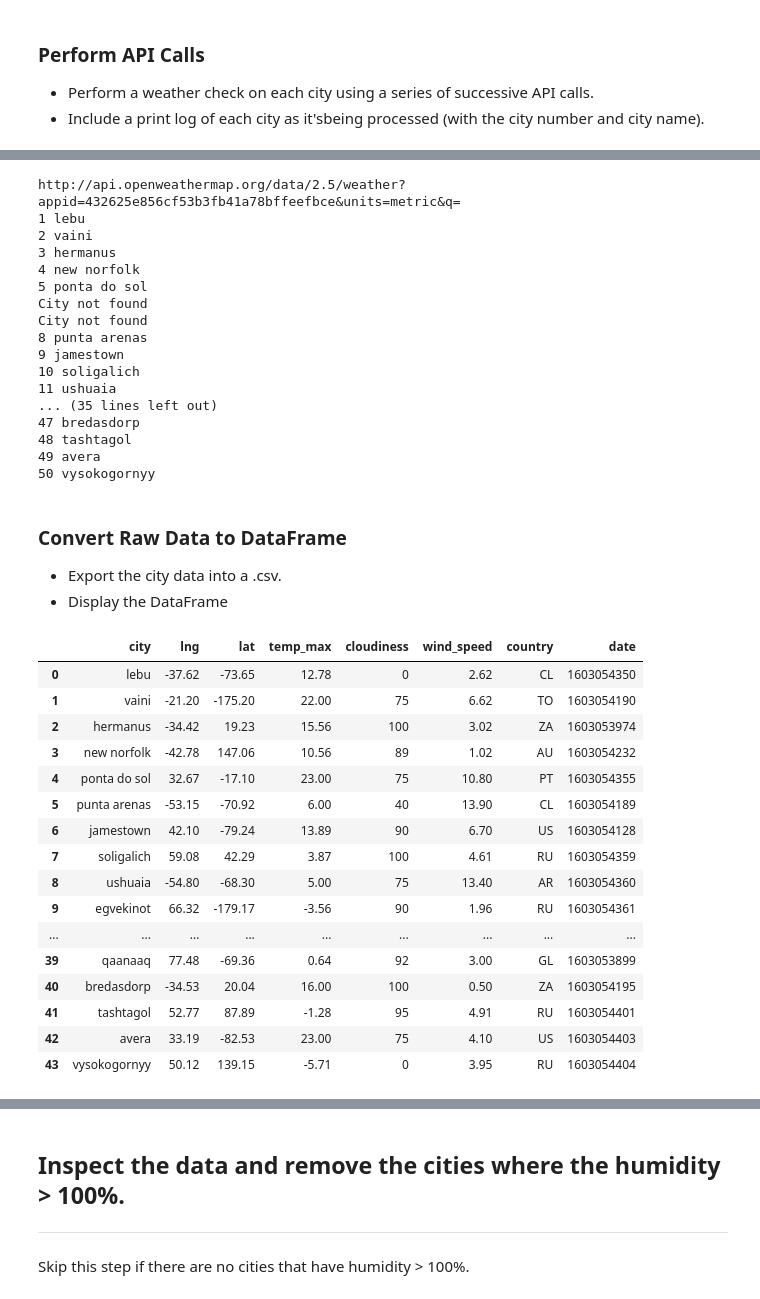
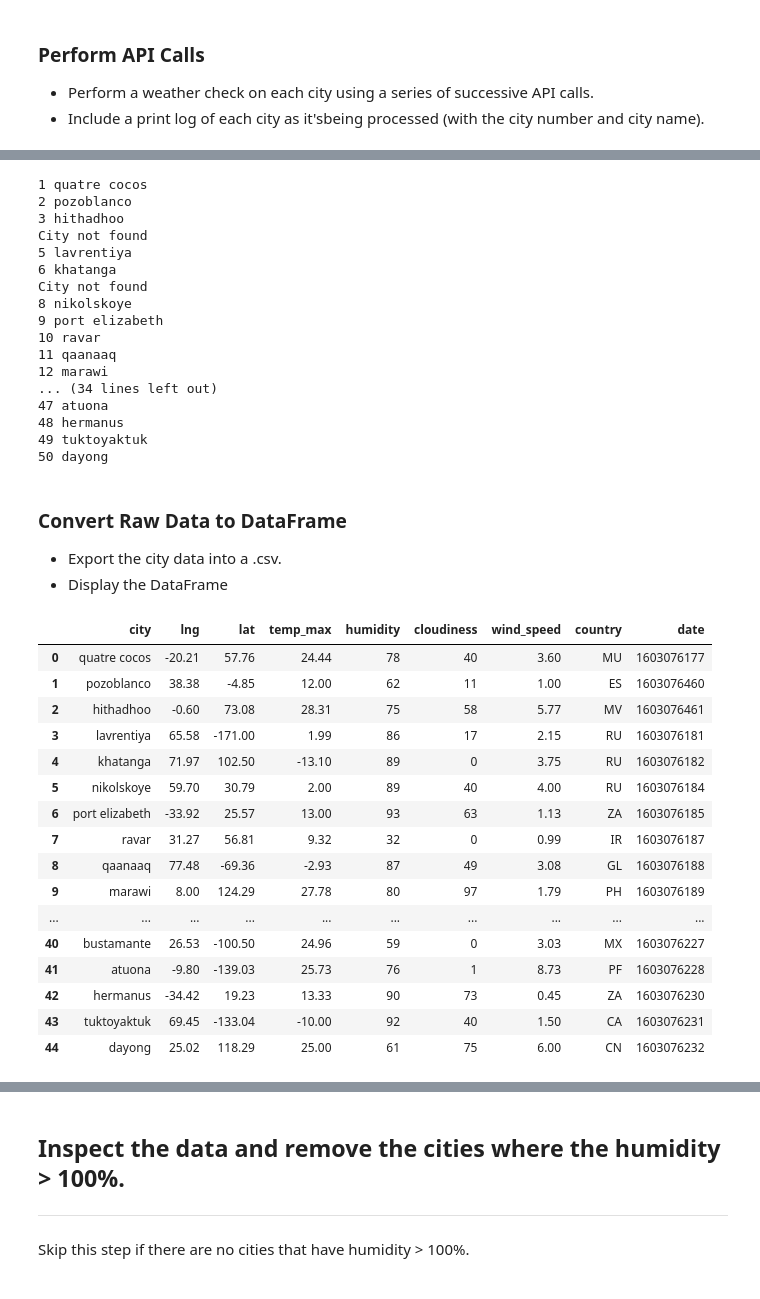
Before and after one commit to amblakemore/UCI_Homework_Blakemore, a Jupyter notebook: Python_API_Challenge/WeatherPy/WeatherPy.ipynb, the cells around one changed output, grey strips where cells are left out. Drawn from its saved outputs; the diff is of its cells as text; code cells hidden in the pictures.

```diff
--- a/Python_API_Challenge/WeatherPy/WeatherPy.ipynb
+++ b/Python_API_Challenge/WeatherPy/WeatherPy.ipynb
@@ -67,7 +49,7 @@ url = "http://api.openweathermap.org/data/2.5/weather?"
 units = "metric"
 query_url = f"{url}appid={api_key}&units={units}&q="
 #print(query_url)
-for city in cities[:]:
+for city in cities[:50]:
     result = requests.get(query_url+city).json()
     counter = counter + 1
     #print(result)
@@ -75,11 +57,12 @@ for city in cities[:]:
         lat = result["coord"]["lat"]
         lng = result["coord"]["lon"]
         temp_max = result["main"]["temp_max"]
+        humidity = result["main"]["humidity"]
         cloudiness = result["clouds"]["all"]
         wind_speed = result["wind"]["speed"]
         country = result["sys"]["country"]
         date = result["dt"]
-        data.append([city, lat, lng, temp_max, cloudiness, wind_speed, country, date])
+        data.append([city, lat, lng, temp_max, humidity, cloudiness, wind_speed, country, date])
         print(f"{counter} {city}")
         #print(city)
         time.sleep(1)
@@ -87,48 +70,48 @@ for city in cities[:]:
     except:
         print("City not found")
 # %% [output]
-http://api.openweathermap.org/data/2.5/weather?appid=432625e856cf53b3fb41a78bffeefbce&units=metric&q=
-1 lebu
-2 vaini
-3 hermanus
-4 new norfolk
-5 ponta do sol
+1 quatre cocos
+2 pozoblanco
+3 hithadhoo
 City not found
+5 lavrentiya
+6 khatanga
 City not found
-8 punta arenas
-9 jamestown
-10 soligalich
-11 ushuaia
-... (35 lines left out)
-47 bredasdorp
-48 tashtagol
-49 avera
-50 vysokogornyy
+8 nikolskoye
+9 port elizabeth
+10 ravar
+11 qaanaaq
+12 marawi
+... (34 lines left out)
+47 atuona
+48 hermanus
+49 tuktoyaktuk
+50 dayong
 # %% [markdown]
 ### Convert Raw Data to DataFrame
 * Export the city data into a .csv.
 * Display the DataFrame
 # %%
-city_df = pd.DataFrame(data, columns = ["city", "lng", "lat", "temp_max", "cloudiness", "wind_speed", "country", "date"])
+city_df = pd.DataFrame(data, columns = ["city", "lng", "lat", "temp_max", "humidity", "cloudiness", "wind_speed", "country", "date"])
 city_df
 # %% [output]
-|  | city | lng | lat | temp_max | cloudiness | wind_speed | country | date |
-| 0 | lebu | -37.62 | -73.65 | 12.78 | 0 | 2.62 | CL | 1603054350 |
-| 1 | vaini | -21.20 | -175.20 | 22.00 | 75 | 6.62 | TO | 1603054190 |
-| 2 | hermanus | -34.42 | 19.23 | 15.56 | 100 | 3.02 | ZA | 1603053974 |
-| 3 | new norfolk | -42.78 | 147.06 | 10.56 | 89 | 1.02 | AU | 1603054232 |
-| 4 | ponta do sol | 32.67 | -17.10 | 23.00 | 75 | 10.80 | PT | 1603054355 |
-| 5 | punta arenas | -53.15 | -70.92 | 6.00 | 40 | 13.90 | CL | 1603054189 |
-| 6 | jamestown | 42.10 | -79.24 | 13.89 | 90 | 6.70 | US | 1603054128 |
-| 7 | soligalich | 59.08 | 42.29 | 3.87 | 100 | 4.61 | RU | 1603054359 |
-| 8 | ushuaia | -54.80 | -68.30 | 5.00 | 75 | 13.40 | AR | 1603054360 |
-| 9 | egvekinot | 66.32 | -179.17 | -3.56 | 90 | 1.96 | RU | 1603054361 |
-| ... | ... | ... | ... | ... | ... | ... | ... | ... |
-| 39 | qaanaaq | 77.48 | -69.36 | 0.64 | 92 | 3.00 | GL | 1603053899 |
-| 40 | bredasdorp | -34.53 | 20.04 | 16.00 | 100 | 0.50 | ZA | 1603054195 |
-| 41 | tashtagol | 52.77 | 87.89 | -1.28 | 95 | 4.91 | RU | 1603054401 |
-| 42 | avera | 33.19 | -82.53 | 23.00 | 75 | 4.10 | US | 1603054403 |
-| 43 | vysokogornyy | 50.12 | 139.15 | -5.71 | 0 | 3.95 | RU | 1603054404 |
+|  | city | lng | lat | temp_max | humidity | cloudiness | wind_speed | country | date |
+| 0 | quatre cocos | -20.21 | 57.76 | 24.44 | 78 | 40 | 3.60 | MU | 1603076177 |
+| 1 | pozoblanco | 38.38 | -4.85 | 12.00 | 62 | 11 | 1.00 | ES | 1603076460 |
+| 2 | hithadhoo | -0.60 | 73.08 | 28.31 | 75 | 58 | 5.77 | MV | 1603076461 |
+| 3 | lavrentiya | 65.58 | -171.00 | 1.99 | 86 | 17 | 2.15 | RU | 1603076181 |
+| 4 | khatanga | 71.97 | 102.50 | -13.10 | 89 | 0 | 3.75 | RU | 1603076182 |
+| 5 | nikolskoye | 59.70 | 30.79 | 2.00 | 89 | 40 | 4.00 | RU | 1603076184 |
+| 6 | port elizabeth | -33.92 | 25.57 | 13.00 | 93 | 63 | 1.13 | ZA | 1603076185 |
+| 7 | ravar | 31.27 | 56.81 | 9.32 | 32 | 0 | 0.99 | IR | 1603076187 |
+| 8 | qaanaaq | 77.48 | -69.36 | -2.93 | 87 | 49 | 3.08 | GL | 1603076188 |
+| 9 | marawi | 8.00 | 124.29 | 27.78 | 80 | 97 | 1.79 | PH | 1603076189 |
+| ... | ... | ... | ... | ... | ... | ... | ... | ... | ... |
+| 40 | bustamante | 26.53 | -100.50 | 24.96 | 59 | 0 | 3.03 | MX | 1603076227 |
+| 41 | atuona | -9.80 | -139.03 | 25.73 | 76 | 1 | 8.73 | PF | 1603076228 |
+| 42 | hermanus | -34.42 | 19.23 | 13.33 | 90 | 73 | 0.45 | ZA | 1603076230 |
+| 43 | tuktoyaktuk | 69.45 | -133.04 | -10.00 | 92 | 40 | 1.50 | CA | 1603076231 |
+| 44 | dayong | 25.02 | 118.29 | 25.00 | 61 | 75 | 6.00 | CN | 1603076232 |
 # %%
 city_df.describe()
 # %% [output]
```
Also changed, not shown: parts of 5 cells of this notebook, 1 other file.
